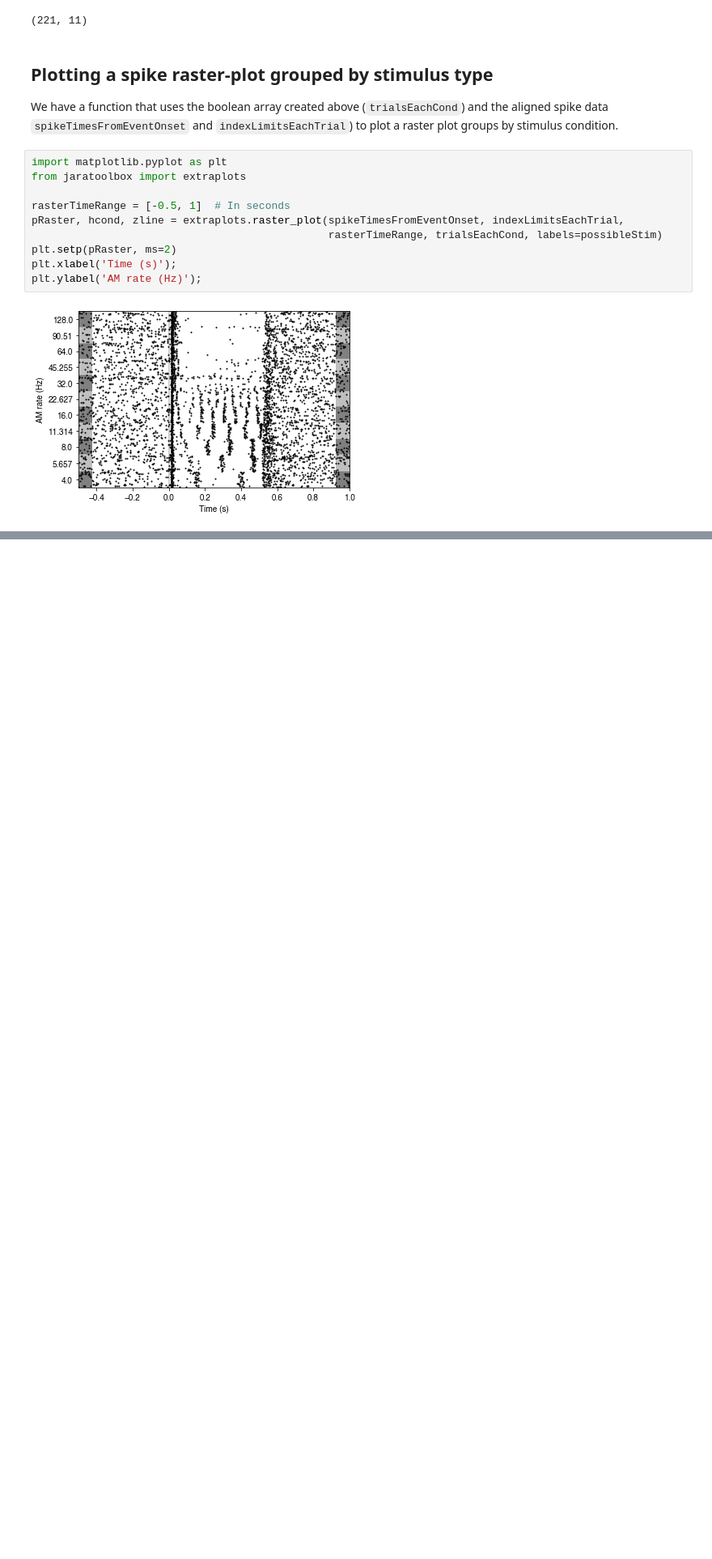
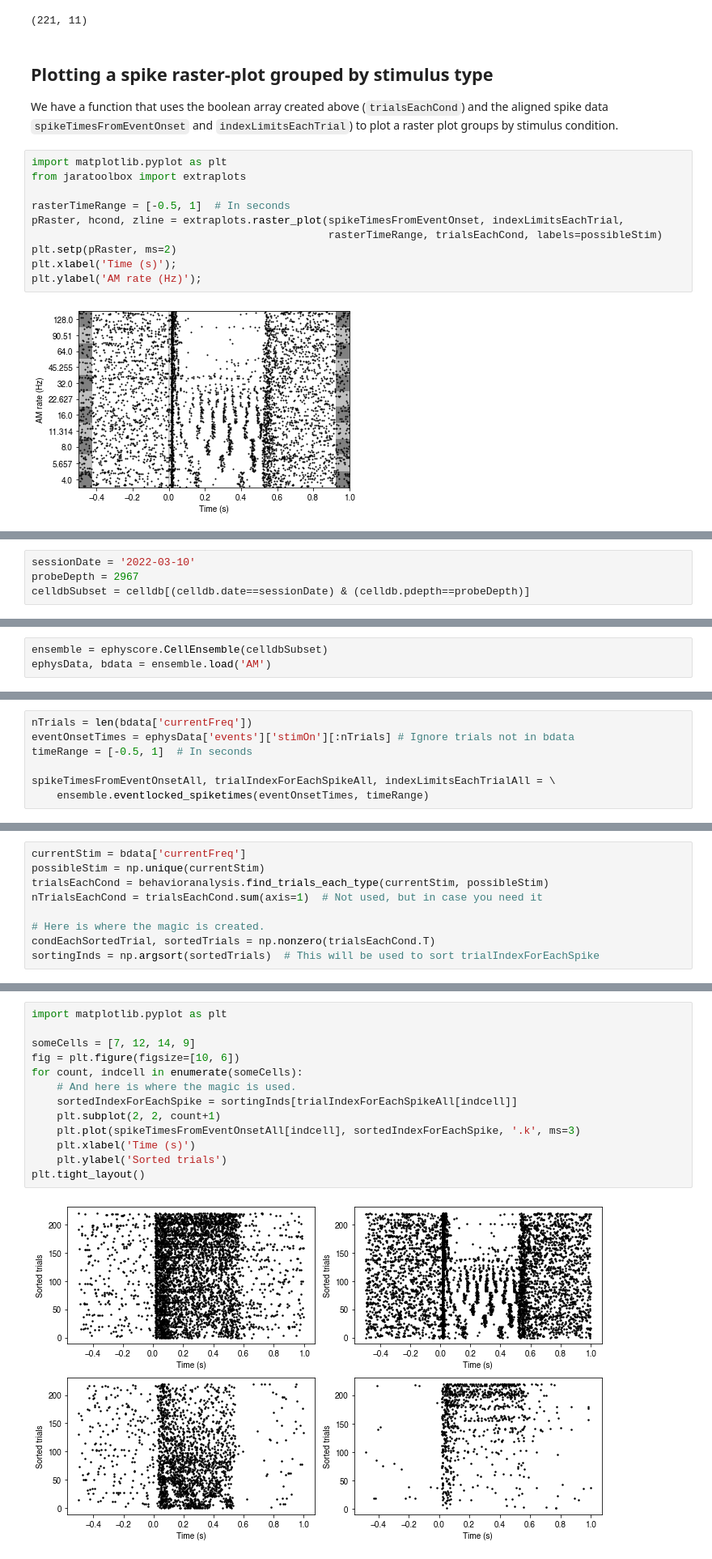
Before and after one commit to sjara/jaranotebooks, a Jupyter notebook: load_neuropix.ipynb, the cells around one changed output, grey strips where cells are left out. Shown at 81% size. Saved outputs shown, nothing was run; the diff lists cells and outputs as text; blank space fills up the shorter version.

Commit message:
Added analysis of cell ensemble.

```diff
--- a/load_neuropix.ipynb
+++ b/load_neuropix.ipynb
@@ -146,0 +149,4 @@ plt.ylabel('AM rate (Hz)');
+# %%
+sessionDate = '2022-03-10'
+probeDepth = 2967
+celldbSubset = celldb[(celldb.date==sessionDate) & (celldb.pdepth==probeDepth)]
@@ -146,0 +155,3 @@ plt.ylabel('AM rate (Hz)');
+# %%
+ensemble = ephyscore.CellEnsemble(celldbSubset)
+ephysData, bdata = ensemble.load('AM')
@@ -146,0 +160,7 @@ plt.ylabel('AM rate (Hz)');
+# %%
+nTrials = len(bdata['currentFreq'])
+eventOnsetTimes = ephysData['events']['stimOn'][:nTrials] # Ignore trials not in bdata
+timeRange = [-0.5, 1]  # In seconds
+
+spikeTimesFromEventOnsetAll, trialIndexForEachSpikeAll, indexLimitsEachTrialAll = \
+    ensemble.eventlocked_spiketimes(eventOnsetTimes, timeRange)
@@ -146,0 +169,9 @@ plt.ylabel('AM rate (Hz)');
+# %%
+currentStim = bdata['currentFreq']
+possibleStim = np.unique(currentStim)
+trialsEachCond = behavioranalysis.find_trials_each_type(currentStim, possibleStim)
+nTrialsEachCond = trialsEachCond.sum(axis=1)  # Not used, but in case you need it
+
+# Here is where the magic is created.
+condEachSortedTrial, sortedTrials = np.nonzero(trialsEachCond.T)
+sortingInds = np.argsort(sortedTrials)  # This will be used to sort trialIndexForEachSpike
@@ -146,0 +180,15 @@ plt.ylabel('AM rate (Hz)');
+# %%
+import matplotlib.pyplot as plt
+
+someCells = [7, 12, 14, 9]
+fig = plt.figure(figsize=[10, 6])
+for count, indcell in enumerate(someCells):
+    # And here is where the magic is used.
+    sortedIndexForEachSpike = sortingInds[trialIndexForEachSpikeAll[indcell]]
+    plt.subplot(2, 2, count+1)
+    plt.plot(spikeTimesFromEventOnsetAll[indcell], sortedIndexForEachSpike, '.k', ms=3)
+    plt.xlabel('Time (s)')
+    plt.ylabel('Sorted trials')
+plt.tight_layout()
+# %% [output]
+[figure, added]
```
Also changed, not shown: parts of 15 cells of this notebook.
